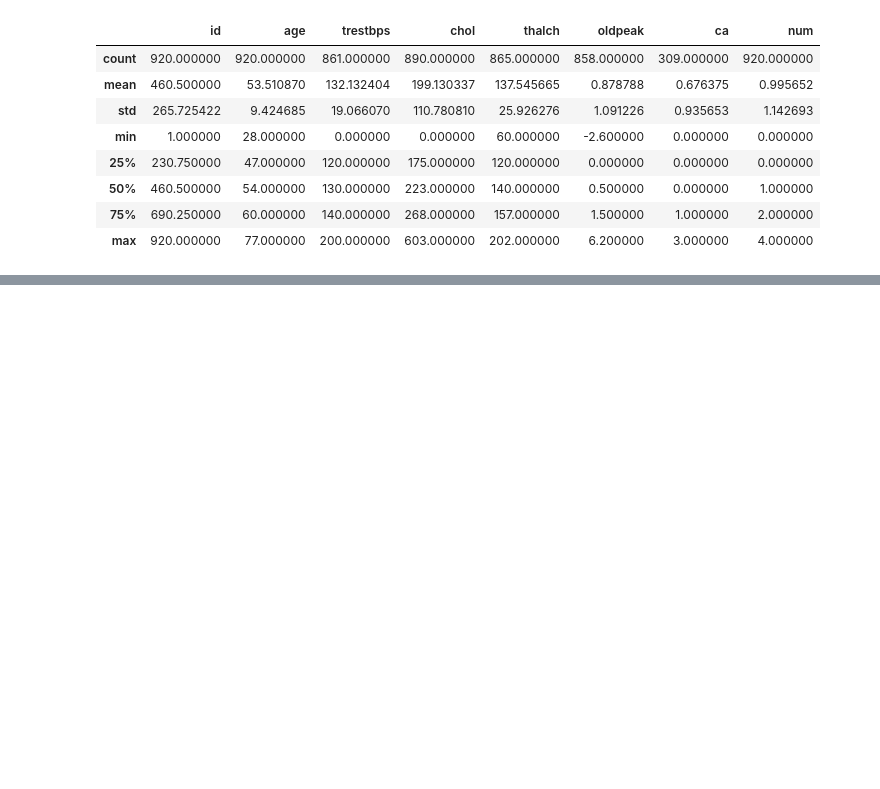
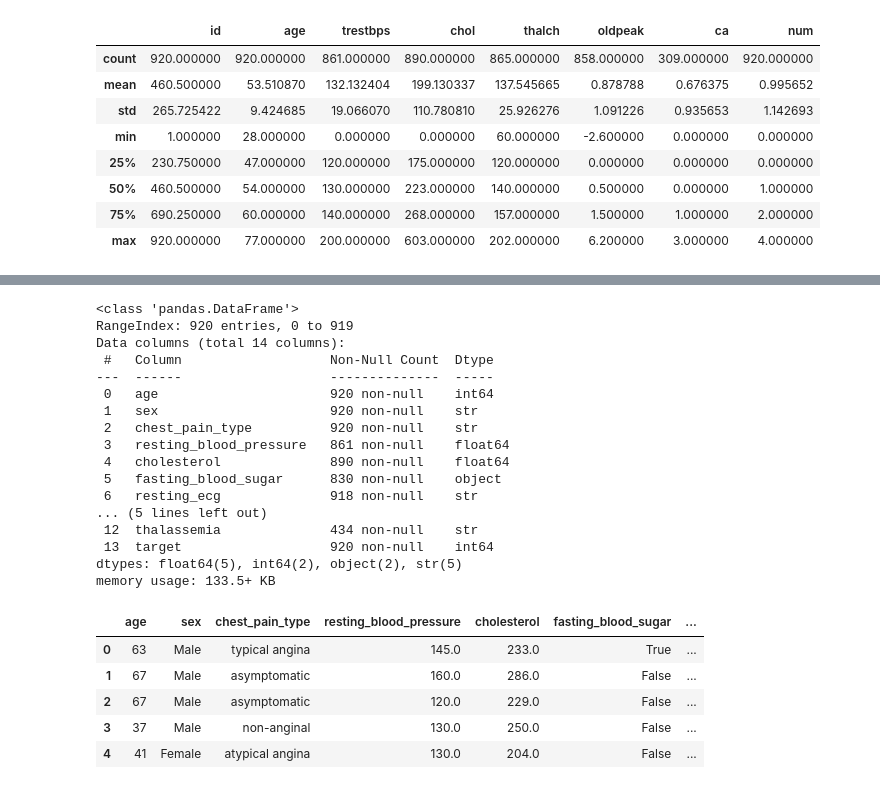
Before and after one commit to Moudjib16/Heart-Disease-Prediction, a Jupyter notebook: notebooks/01_eda.ipynb, the cells around one changed output, grey strips where cells are left out. Cells and saved outputs as stored; diff of their text form; code cells hidden in the pictures; blank space fills up the shorter version.

Commit message:
analysis: column trnaming and missimg values

```diff
--- a/notebooks/01_eda.ipynb
+++ b/notebooks/01_eda.ipynb
@@ -69,0 +86,29 @@ df.describe()
+# %%
+df.rename(columns={'num': 'target', 'cp': 'chest_pain_type', 'trestbps': 'resting_blood_pressure', 'chol': 'cholesterol', 'fbs': 'fasting_blood_sugar', 'restecg': 'resting_ecg', 'thalch': 'max_heart_rate', 'exang': 'exercise_induced_angina', 'oldpeak': 'st_depression', 'ca': 'num_major_vessels', 'thal': 'thalassemia'}, inplace=True)
+# %%
+df.info()
+df.head()
+# %% [output]
+<class 'pandas.DataFrame'>
+RangeIndex: 920 entries, 0 to 919
+Data columns (total 14 columns):
+ #   Column                   Non-Null Count  Dtype
+---  ------                   --------------  -----
+ 0   age                      920 non-null    int64
+ 1   sex                      920 non-null    str
+ 2   chest_pain_type          920 non-null    str
+ 3   resting_blood_pressure   861 non-null    float64
+ 4   cholesterol              890 non-null    float64
+ 5   fasting_blood_sugar      830 non-null    object
+ 6   resting_ecg              918 non-null    str
+... (5 lines left out)
+ 12  thalassemia              434 non-null    str
+ 13  target                   920 non-null    int64
+dtypes: float64(5), int64(2), object(2), str(5)
+memory usage: 133.5+ KB
+|  | age | sex | chest_pain_type | resting_blood_pressure | cholesterol | fasting_blood_sugar | ... |
+| 0 | 63 | Male | typical angina | 145.0 | 233.0 | True | ... |
+| 1 | 67 | Male | asymptomatic | 160.0 | 286.0 | False | ... |
+| 2 | 67 | Male | asymptomatic | 120.0 | 229.0 | False | ... |
+| 3 | 37 | Male | non-anginal | 130.0 | 250.0 | False | ... |
+| 4 | 41 | Female | atypical angina | 130.0 | 204.0 | False | ... |
```
Also changed, not shown: parts of 4 cells of this notebook.
